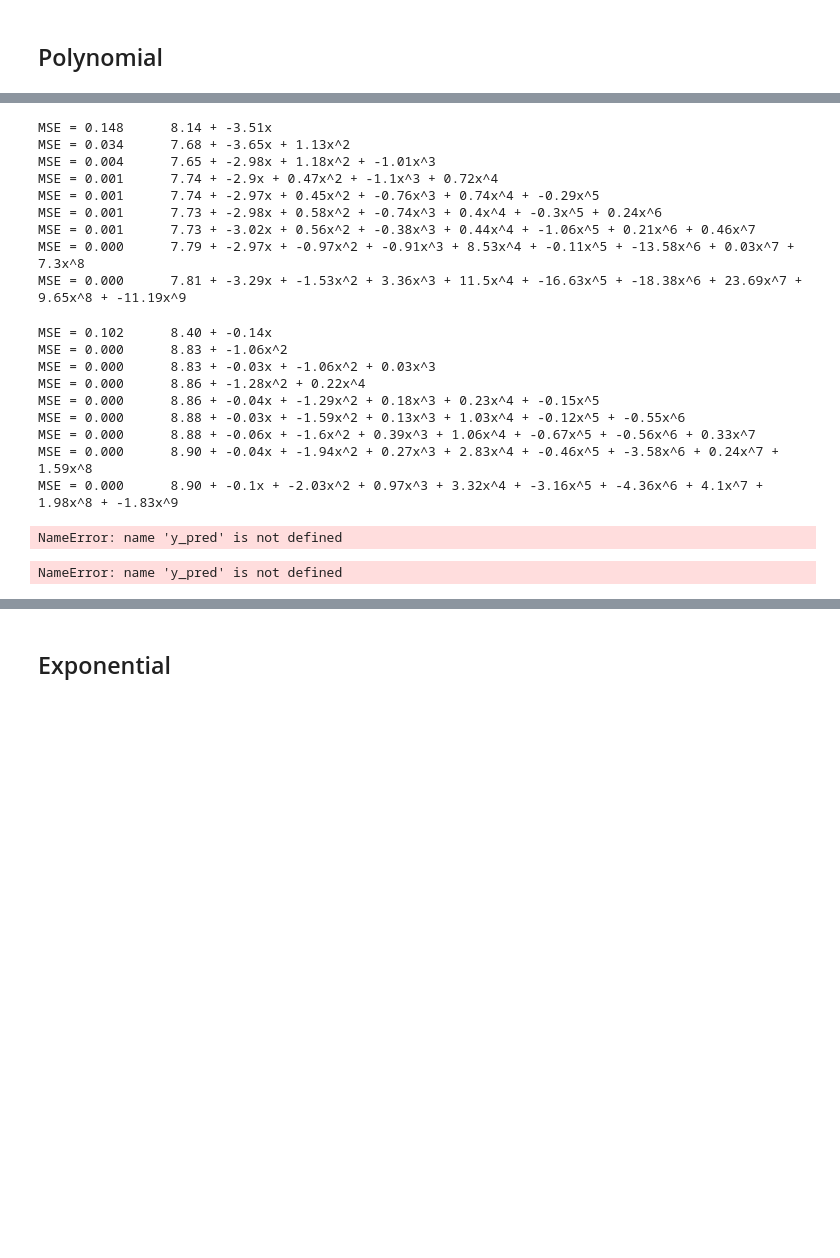
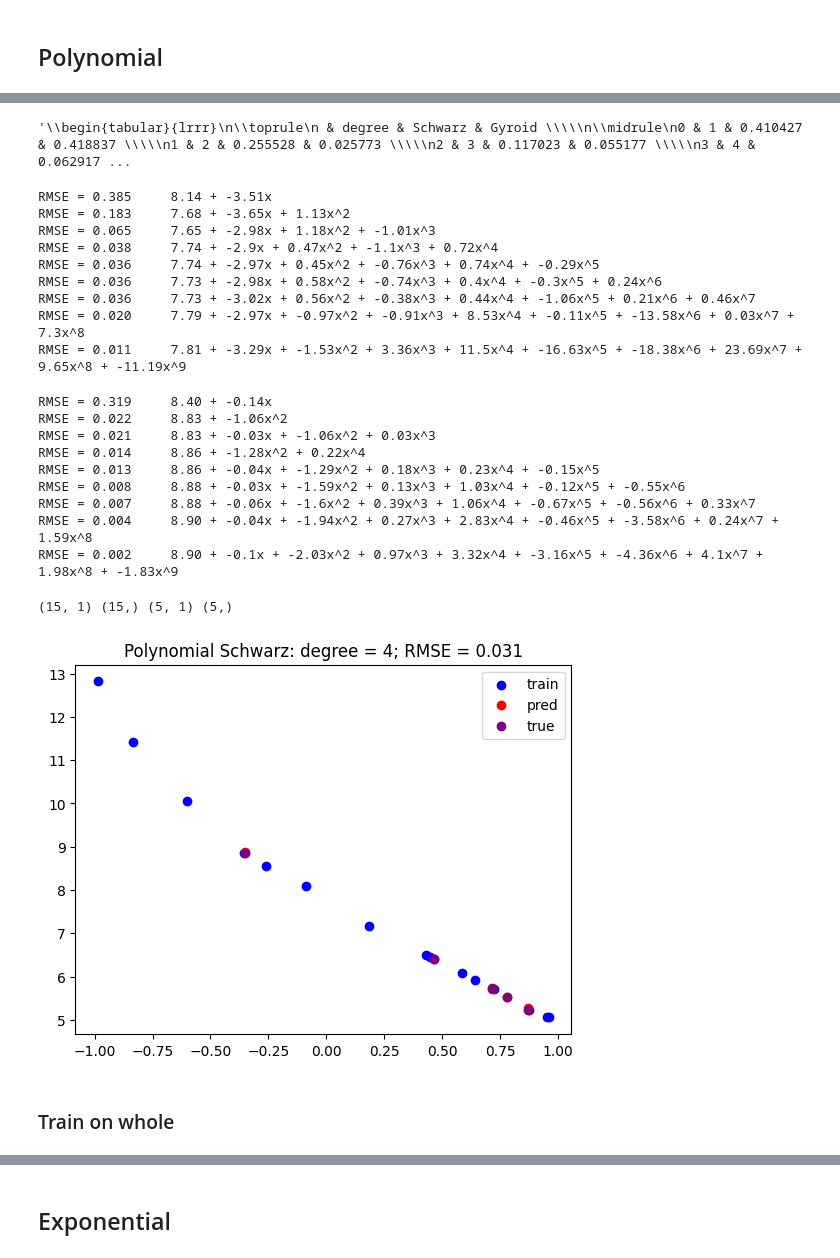
Before and after one commit to Snopoff/Persistent-Homology-of-Triple-Periodic-Minimal-Surfaces, a Jupyter notebook: model.ipynb, the cells around one changed output, grey strips where cells are left out. Cells and saved outputs as stored; diff of their text form; code cells hidden in the pictures; blank space fills up the shorter version.

```diff
--- a/model.ipynb
+++ b/model.ipynb
@@ -215,40 +297,60 @@ gyroid_polynomial_experiments.results_df
+# %%
+data_to_add_to_paper = pd.merge(
+    schwarz_polynomial_experiments.results_df[['degree', 'rmse_test_mean']],
+    gyroid_polynomial_experiments.results_df[['degree', 'rmse_test_mean']],
+    on='degree'
+    )
+data_to_add_to_paper = data_to_add_to_paper.rename(
+    columns={
+        'rmse_test_mean_x' : 'Schwarz',
+        'rmse_test_mean_y' : "Gyroid"
+    }
+)
+data_to_add_to_paper.to_latex()#.plot('degree', ylabel='Mean test MSE')
+# %% [output]
+'\\begin{tabular}{lrrr}\n\\toprule\n & degree & Schwarz & Gyroid \\\\\n\\midrule\n0 & 1 & 0.410427 & 0.418837 \\\\\n1 & 2 & 0.255528 & 0.025773 \\\\\n2 & 3 & 0.117023 & 0.055177 \\\\\n3 & 4 & 0.062917 ...
 # %%
 for deg in range(1,10):
     poly_schwarz = PolynomialModel(degree=deg)
     metrics = poly_schwarz.fit_eval(data_schwarz['x'], data_schwarz['y'])
-    print(f"MSE = {metrics['mse_test']:.3f}", "\t", poly_schwarz.return_formula())
+    print(f"RMSE = {metrics['rmse_test']:.3f}", "\t", poly_schwarz.return_formula())
 # %% [output]
-MSE = 0.148      8.14 + -3.51x
-MSE = 0.034      7.68 + -3.65x + 1.13x^2
-MSE = 0.004      7.65 + -2.98x + 1.18x^2 + -1.01x^3
-MSE = 0.001      7.74 + -2.9x + 0.47x^2 + -1.1x^3 + 0.72x^4
-MSE = 0.001      7.74 + -2.97x + 0.45x^2 + -0.76x^3 + 0.74x^4 + -0.29x^5
-MSE = 0.001      7.73 + -2.98x + 0.58x^2 + -0.74x^3 + 0.4x^4 + -0.3x^5 + 0.24x^6
-MSE = 0.001      7.73 + -3.02x + 0.56x^2 + -0.38x^3 + 0.44x^4 + -1.06x^5 + 0.21x^6 + 0.46x^7
-MSE = 0.000      7.79 + -2.97x + -0.97x^2 + -0.91x^3 + 8.53x^4 + -0.11x^5 + -13.58x^6 + 0.03x^7 + 7.3x^8
-MSE = 0.000      7.81 + -3.29x + -1.53x^2 + 3.36x^3 + 11.5x^4 + -16.63x^5 + -18.38x^6 + 23.69x^7 + 9.65x^8 + -11.19x^9
+RMSE = 0.385     8.14 + -3.51x
+RMSE = 0.183     7.68 + -3.65x + 1.13x^2
+RMSE = 0.065     7.65 + -2.98x + 1.18x^2 + -1.01x^3
+RMSE = 0.038     7.74 + -2.9x + 0.47x^2 + -1.1x^3 + 0.72x^4
+RMSE = 0.036     7.74 + -2.97x + 0.45x^2 + -0.76x^3 + 0.74x^4 + -0.29x^5
+RMSE = 0.036     7.73 + -2.98x + 0.58x^2 + -0.74x^3 + 0.4x^4 + -0.3x^5 + 0.24x^6
+RMSE = 0.036     7.73 + -3.02x + 0.56x^2 + -0.38x^3 + 0.44x^4 + -1.06x^5 + 0.21x^6 + 0.46x^7
+RMSE = 0.020     7.79 + -2.97x + -0.97x^2 + -0.91x^3 + 8.53x^4 + -0.11x^5 + -13.58x^6 + 0.03x^7 + 7.3x^8
+RMSE = 0.011     7.81 + -3.29x + -1.53x^2 + 3.36x^3 + 11.5x^4 + -16.63x^5 + -18.38x^6 + 23.69x^7 + 9.65x^8 + -11.19x^9
 # %%
 for deg in range(1,10):
     poly_gyroid = PolynomialModel(degree=deg)
     metrics = poly_gyroid.fit_eval(data_gyroid['x'], data_gyroid['y'])
-    print(f"MSE = {metrics['mse_test']:.3f}", "\t", poly_gyroid.return_formula())
+    print(f"RMSE = {metrics['rmse_test']:.3f}", "\t", poly_gyroid.return_formula())
 # %% [output]
-MSE = 0.102      8.40 + -0.14x
-MSE = 0.000      8.83 + -1.06x^2
-MSE = 0.000      8.83 + -0.03x + -1.06x^2 + 0.03x^3
-MSE = 0.000      8.86 + -1.28x^2 + 0.22x^4
-MSE = 0.000      8.86 + -0.04x + -1.29x^2 + 0.18x^3 + 0.23x^4 + -0.15x^5
-MSE = 0.000      8.88 + -0.03x + -1.59x^2 + 0.13x^3 + 1.03x^4 + -0.12x^5 + -0.55x^6
-MSE = 0.000      8.88 + -0.06x + -1.6x^2 + 0.39x^3 + 1.06x^4 + -0.67x^5 + -0.56x^6 + 0.33x^7
-MSE = 0.000      8.90 + -0.04x + -1.94x^2 + 0.27x^3 + 2.83x^4 + -0.46x^5 + -3.58x^6 + 0.24x^7 + 1.59x^8
-MSE = 0.000      8.90 + -0.1x + -2.03x^2 + 0.97x^3 + 3.32x^4 + -3.16x^5 + -4.36x^6 + 4.1x^7 + 1.98x^8 + -1.83x^9
+RMSE = 0.319     8.40 + -0.14x
+RMSE = 0.022     8.83 + -1.06x^2
+RMSE = 0.021     8.83 + -0.03x + -1.06x^2 + 0.03x^3
+RMSE = 0.014     8.86 + -1.28x^2 + 0.22x^4
+RMSE = 0.013     8.86 + -0.04x + -1.29x^2 + 0.18x^3 + 0.23x^4 + -0.15x^5
+RMSE = 0.008     8.88 + -0.03x + -1.59x^2 + 0.13x^3 + 1.03x^4 + -0.12x^5 + -0.55x^6
+RMSE = 0.007     8.88 + -0.06x + -1.6x^2 + 0.39x^3 + 1.06x^4 + -0.67x^5 + -0.56x^6 + 0.33x^7
+RMSE = 0.004     8.90 + -0.04x + -1.94x^2 + 0.27x^3 + 2.83x^4 + -0.46x^5 + -3.58x^6 + 0.24x^7 + 1.59x^8
+RMSE = 0.002     8.90 + -0.1x + -2.03x^2 + 0.97x^3 + 3.32x^4 + -3.16x^5 + -4.36x^6 + 4.1x^7 + 1.98x^8 + -1.83x^9
-# %%
-plt.plot(x, y_pred, c='red')
-plt.plot(x, y_schwarz, c='blue')
-# %% [output]
-NameError: name 'y_pred' is not defined
-# %%
-plt.plot(x, y_pred, c='red')
-plt.plot(x, y_gyroid, c='blue')
-# %% [output]
-NameError: name 'y_pred' is not defined
+# %%
+DEG = 4
+
+poly_schwarz = PolynomialModel(degree=DEG, model_name="Schwarz")
+X_train, X_test, y_train, y_test = train_test_split(data_schwarz['x'], data_schwarz['y'])
+print(X_train.shape, y_train.shape, X_test.shape, y_test.shape)
+metrics = poly_schwarz.fit_eval(X_train, y_train, X_test, y_test)
+
+fig = poly_schwarz.plot(X_train, y_train, X_test, y_test, title=f"Polynomial Schwarz: degree = {DEG}; RMSE = {metrics['rmse_test']:.3f}")
+plt.show()
+# %% [output]
+(15, 1) (15,) (5, 1) (5,)
+[figure, added]
+# %% [markdown]
+### Train on whole
```
Also changed, not shown: parts of 23 cells of this notebook, 2 other files.
